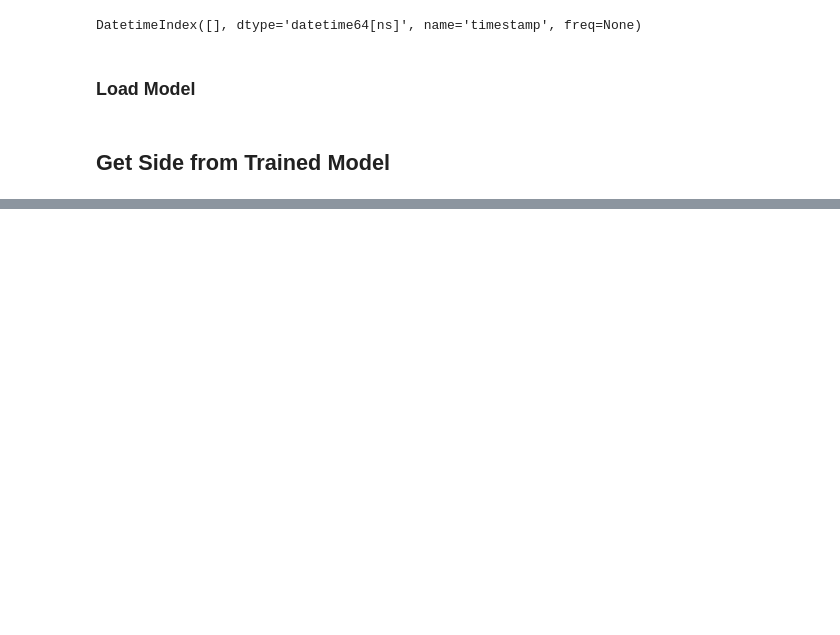
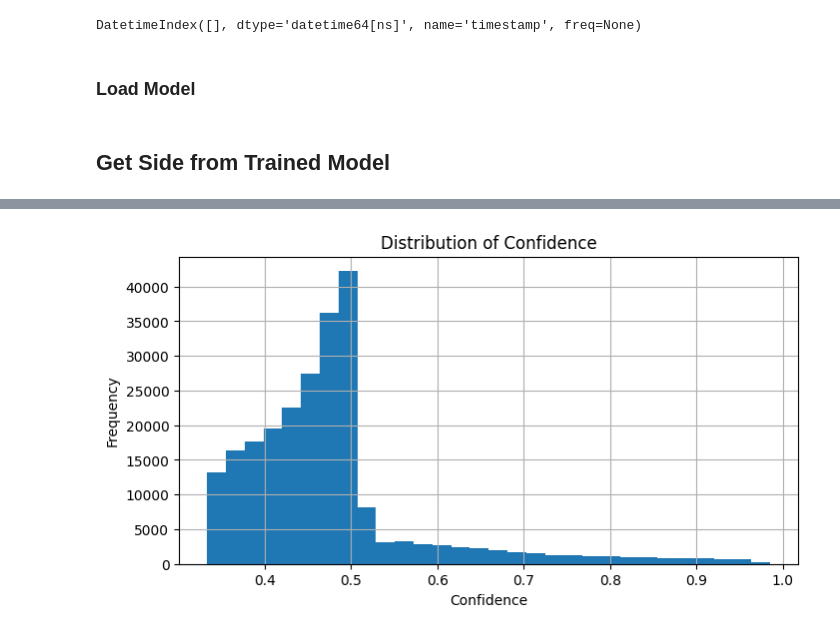
Before and after one commit to chillmelon/fxml, a Jupyter notebook: notebook/Visualization.ipynb, the cells around one changed output, grey strips where cells are left out. Drawn from its saved outputs; the diff is of its cells as text; code cells hidden in the pictures; blank space fills up the shorter version.

```diff
--- a/notebook/Visualization.ipynb
+++ b/notebook/Visualization.ipynb
@@ -189,0 +235,8 @@ labels_df.shape
+# %%
+labels_df['confidence'].hist(bins=30, figsize=(8,4))
+plt.xlabel("Confidence")
+plt.ylabel("Frequency")
+plt.title("Distribution of Confidence")
+plt.show()
+# %% [output]
+[figure, added]
```
Also changed, not shown: parts of 16 cells of this notebook, 9 other files.
